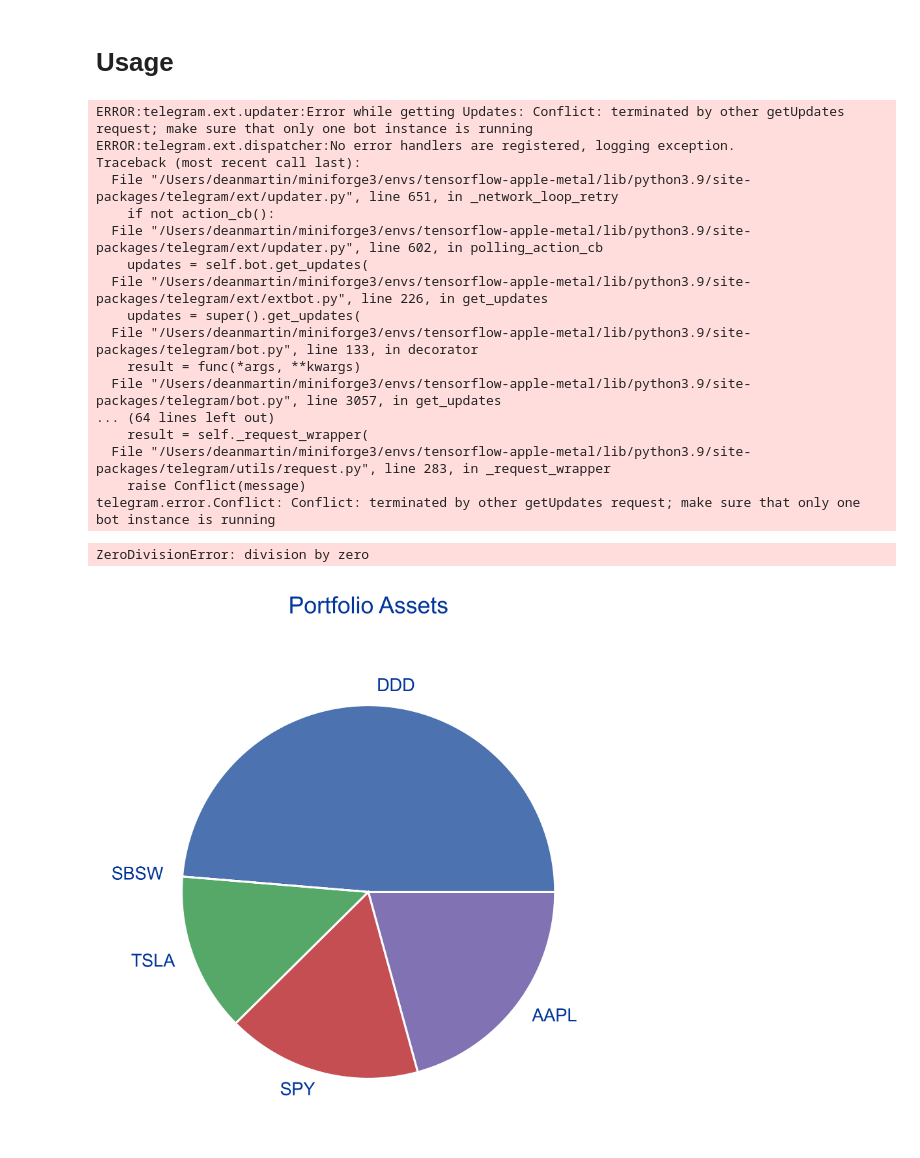
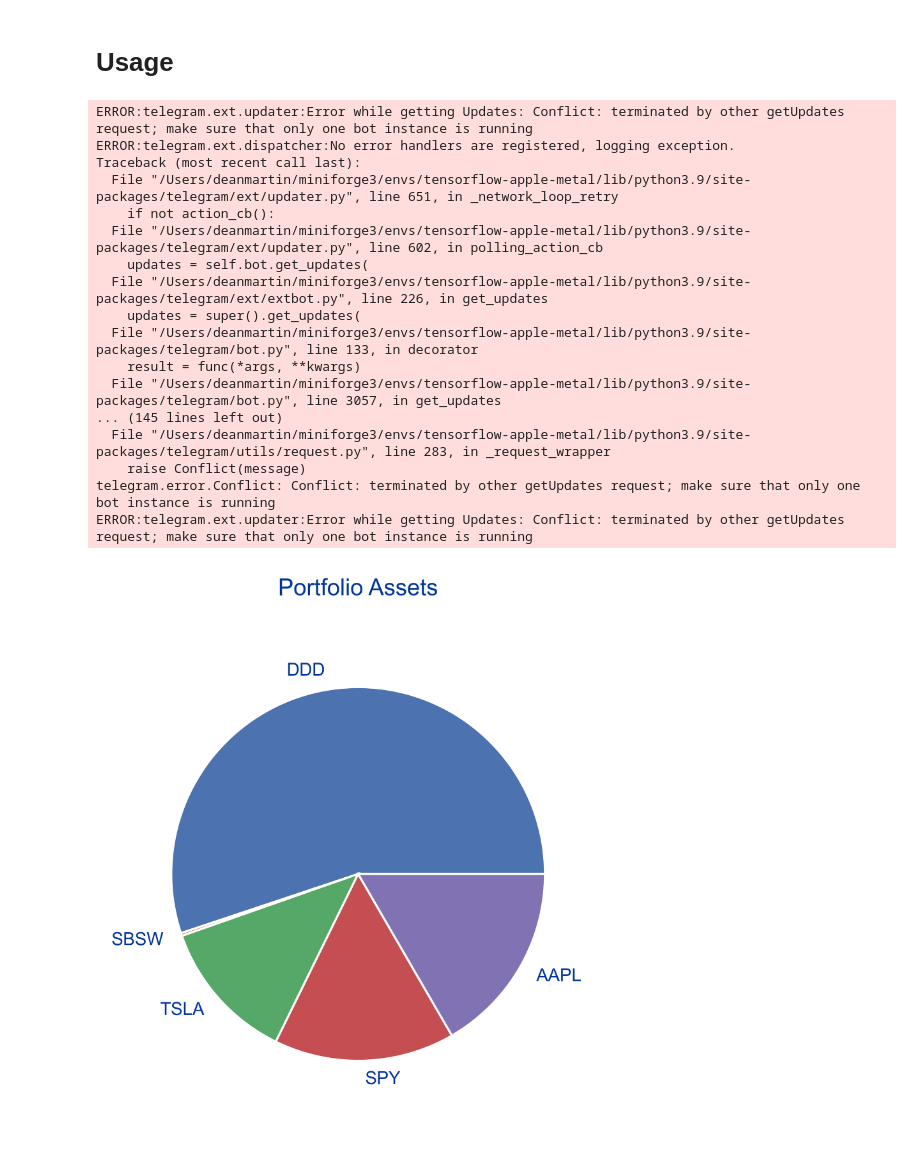
Before and after one commit to faGH/fa.intelligence.notebooks, a Jupyter notebook: examples/managers/asset_reporting_manager.personal.ipynb, the cells around one changed output. Cells and saved outputs as stored; diff of their text form; code cells hidden in the pictures.

Commit message:
[FIX]: Fixes to the persona reporting manager.

```diff
--- a/examples/managers/asset_reporting_manager.personal.ipynb
+++ b/examples/managers/asset_reporting_manager.personal.ipynb
@@ -95,25 +95,25 @@ instance: IAssetReportingManager = PersonalAssetReportingManager(personal_asset_
                                                                  visualization_engine=visualization_engine,
                                                                  personal_notification_data_access=personal_notification_data_access,
                                                                  public_asset_data_access=public_asset_data_access)
-# %%
-instance.send_reports()
-# %% [output]
-ERROR:telegram.ext.updater:Error while getting Updates: Conflict: terminated by other getUpdates request; make sure that only one bot instance is running
-ERROR:telegram.ext.dispatcher:No error handlers are registered, logging exception.
-Traceback (most recent call last):
-  File "/Users/deanmartin/miniforge3/envs/tensorflow-apple-metal/lib/python3.9/site-packages/telegram/ext/updater.py", line 651, in _network_loop_retry
-    if not action_cb():
-  File "/Users/deanmartin/miniforge3/envs/tensorflow-apple-metal/lib/python3.9/site-packages/telegram/ext/updater.py", line 602, in polling_action_cb
-    updates = self.bot.get_updates(
-  File "/Users/deanmartin/miniforge3/envs/tensorflow-apple-metal/lib/python3.9/site-packages/telegram/ext/extbot.py", line 226, in get_updates
-    updates = super().get_updates(
-  File "/Users/deanmartin/miniforge3/envs/tensorflow-apple-metal/lib/python3.9/site-packages/telegram/bot.py", line 133, in decorator
-    result = func(*args, **kwargs)
-  File "/Users/deanmartin/miniforge3/envs/tensorflow-apple-metal/lib/python3.9/site-packages/telegram/bot.py", line 3057, in get_updates
-... (64 lines left out)
-    result = self._request_wrapper(
-  File "/Users/deanmartin/miniforge3/envs/tensorflow-apple-metal/lib/python3.9/site-packages/telegram/utils/request.py", line 283, in _request_wrapper
-    raise Conflict(message)
-telegram.error.Conflict: Conflict: terminated by other getUpdates request; make sure that only one bot instance is running
-ZeroDivisionError: division by zero
-[figure, removed]
+# %%
+with personal_notification_data_access:
+    instance.send_reports()
+# %% [output]
+ERROR:telegram.ext.updater:Error while getting Updates: Conflict: terminated by other getUpdates request; make sure that only one bot instance is running
+ERROR:telegram.ext.dispatcher:No error handlers are registered, logging exception.
+Traceback (most recent call last):
+  File "/Users/deanmartin/miniforge3/envs/tensorflow-apple-metal/lib/python3.9/site-packages/telegram/ext/updater.py", line 651, in _network_loop_retry
+    if not action_cb():
+  File "/Users/deanmartin/miniforge3/envs/tensorflow-apple-metal/lib/python3.9/site-packages/telegram/ext/updater.py", line 602, in polling_action_cb
+    updates = self.bot.get_updates(
+  File "/Users/deanmartin/miniforge3/envs/tensorflow-apple-metal/lib/python3.9/site-packages/telegram/ext/extbot.py", line 226, in get_updates
+    updates = super().get_updates(
+  File "/Users/deanmartin/miniforge3/envs/tensorflow-apple-metal/lib/python3.9/site-packages/telegram/bot.py", line 133, in decorator
+    result = func(*args, **kwargs)
+  File "/Users/deanmartin/miniforge3/envs/tensorflow-apple-metal/lib/python3.9/site-packages/telegram/bot.py", line 3057, in get_updates
+... (145 lines left out)
+  File "/Users/deanmartin/miniforge3/envs/tensorflow-apple-metal/lib/python3.9/site-packages/telegram/utils/request.py", line 283, in _request_wrapper
+    raise Conflict(message)
+telegram.error.Conflict: Conflict: terminated by other getUpdates request; make sure that only one bot instance is running
+ERROR:telegram.ext.updater:Error while getting Updates: Conflict: terminated by other getUpdates request; make sure that only one bot instance is running
+[figure, added]
```
Also changed, not shown: parts of 2 cells of this notebook, 7 other files.
